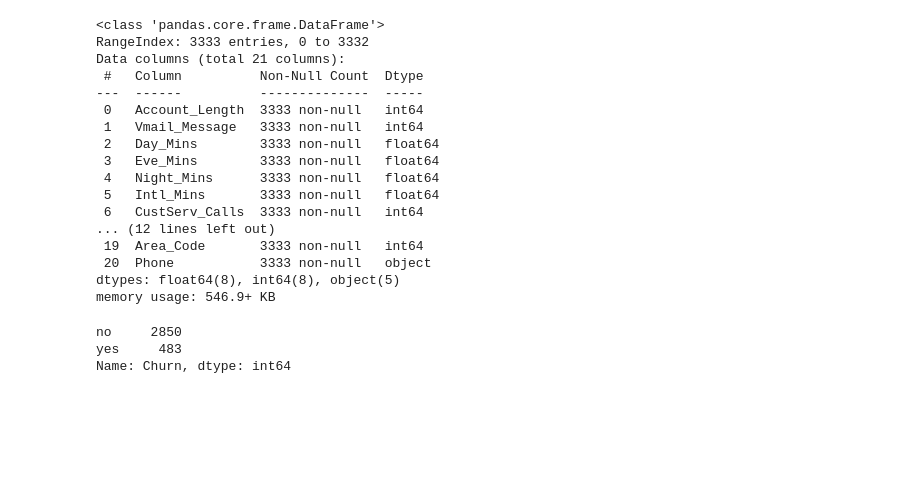
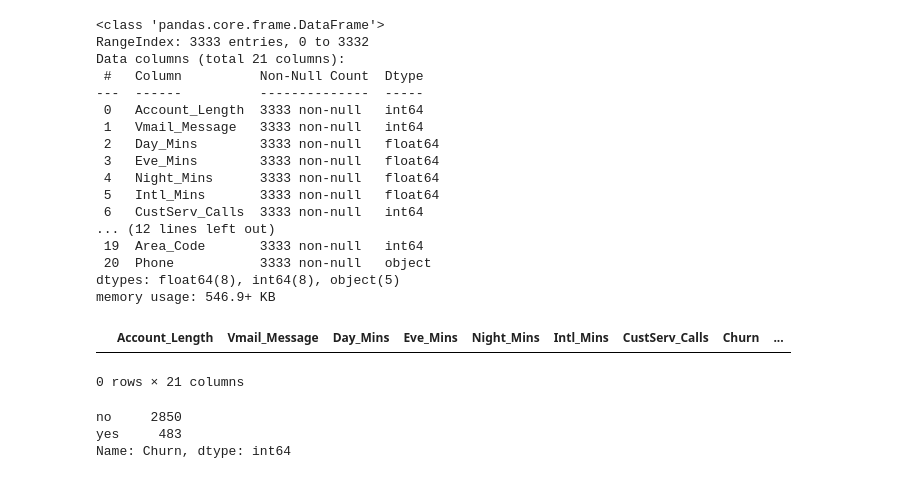
Before and after one commit to MengOonLee/Marketing_analytic, a Jupyter notebook: Tutorial/notebooks/Churn_prediction.ipynb, the cells around one changed output. Saved outputs shown, nothing was run; the diff lists cells and outputs as text; code cells hidden in the pictures; blank space fills up the shorter version.

```diff
--- a/Tutorial/notebooks/Churn_prediction.ipynb
+++ b/Tutorial/notebooks/Churn_prediction.ipynb
@@ -46,6 +46,12 @@ Data columns (total 21 columns):
  20  Phone           3333 non-null   object
 dtypes: float64(8), int64(8), object(5)
 memory usage: 546.9+ KB
+# %%
+# check any NA value
+telco[telco.isna().any(axis=1)]
+# %% [output]
+|  | Account_Length | Vmail_Message | Day_Mins | Eve_Mins | Night_Mins | Intl_Mins | CustServ_Calls | Churn | ... |
+0 rows × 21 columns
 # %%
 print(telco['Churn'].value_counts())
 pd01 = telco['Churn'].value_counts(normalize=True)*100
```
Also changed, not shown: parts of 13 cells of this notebook.
